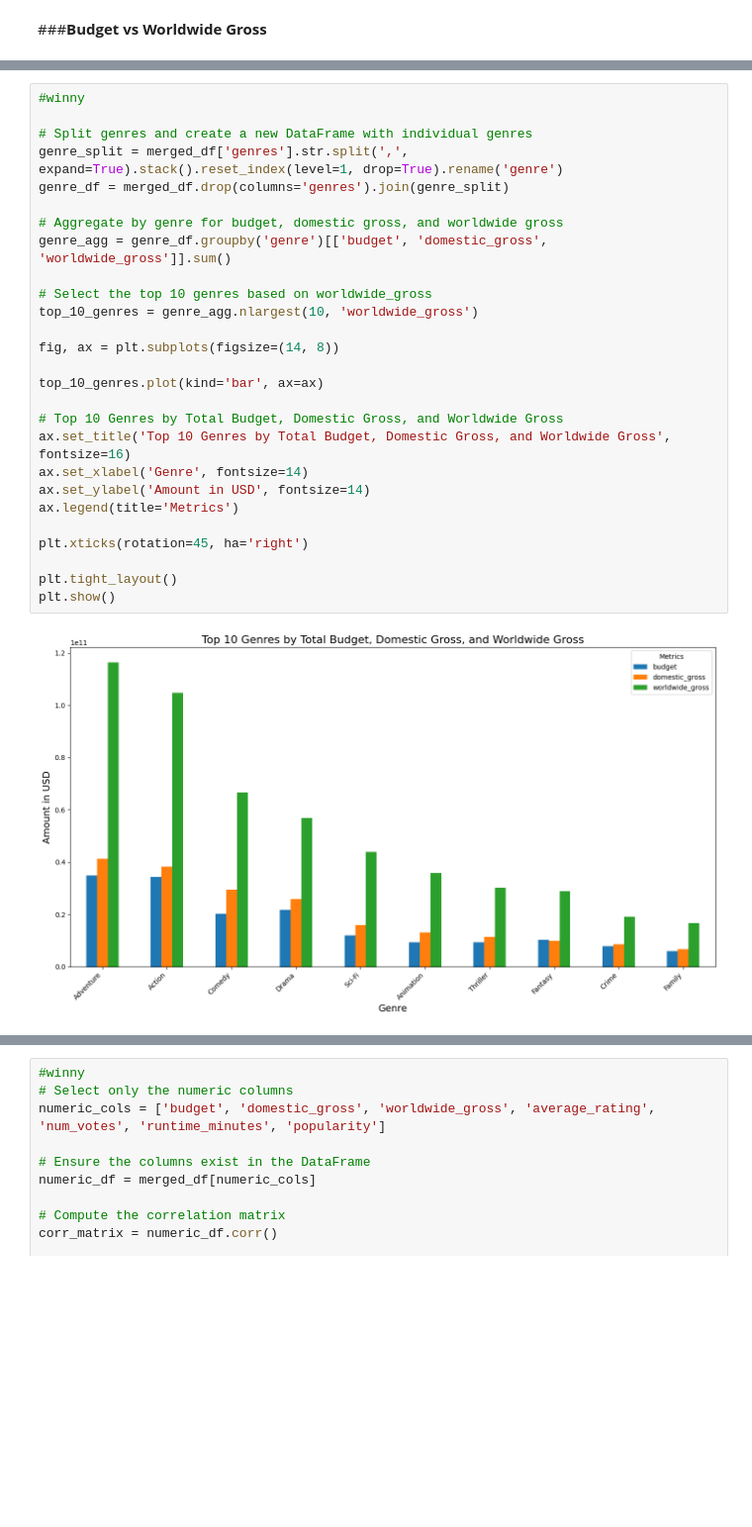
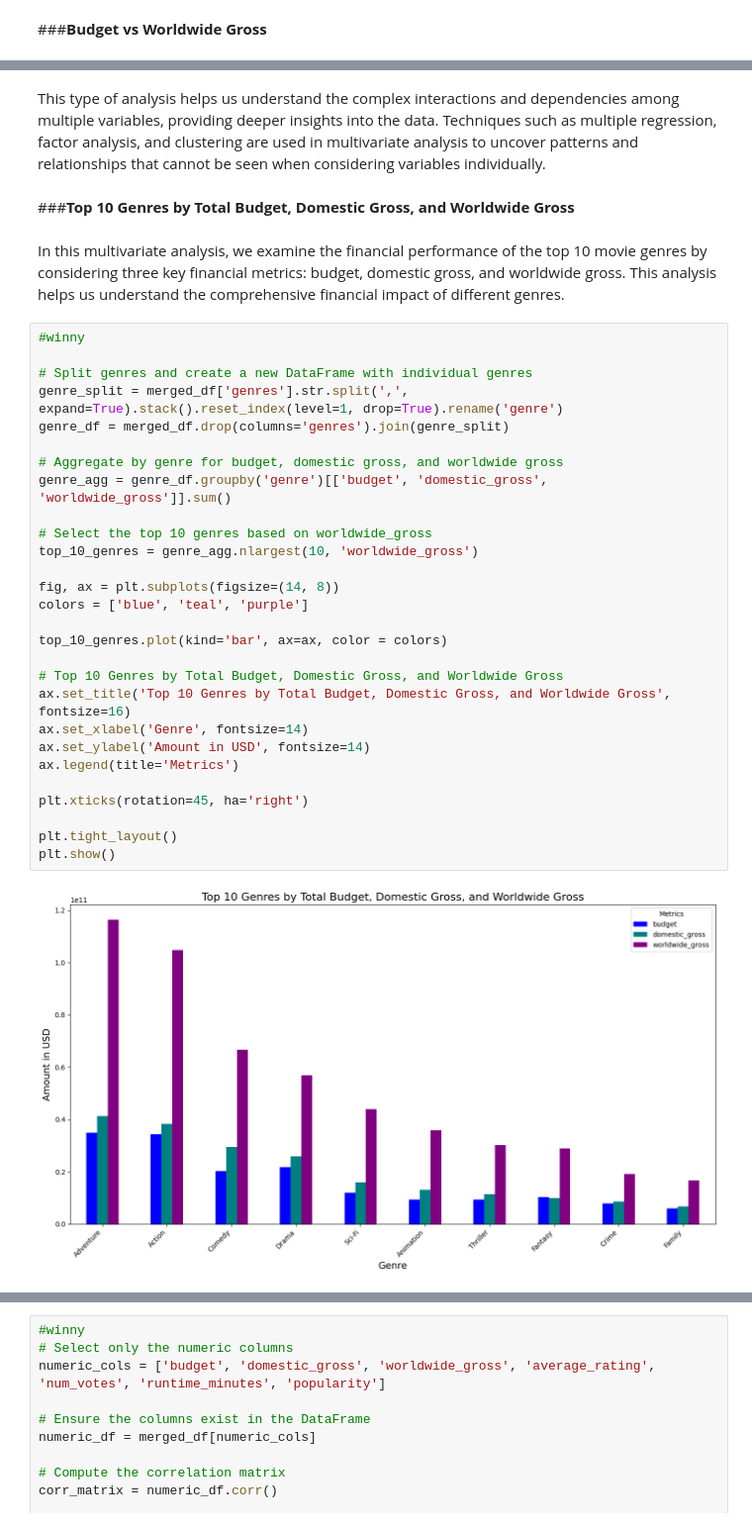
Before and after one commit to Churabros/Moringa_phase2_project, a Jupyter notebook: Phase_2_Project.ipynb, the cells around one changed output, grey strips where cells are left out. Shown at 99% size. Cells and saved outputs as stored; diff of their text form; blank space fills up the shorter version.

Commit message:
corrected linear regression changes

```diff
--- a/Phase_2_Project.ipynb
+++ b/Phase_2_Project.ipynb
@@ -684,29 +748,36 @@ plt.show()
+# %% [markdown]
+This type of analysis helps us understand the complex interactions and dependencies among multiple variables, providing deeper insights into the data. Techniques such as multiple regression, factor analysis, and clustering are used in multivariate analysis to uncover patterns and relationships that cannot be seen when considering variables individually.
+# %% [markdown]
+###**Top 10 Genres by Total Budget, Domestic Gross, and Worldwide Gross**
+# %% [markdown]
+In this multivariate analysis, we examine the financial performance of the top 10 movie genres by considering three key financial metrics: budget, domestic gross, and worldwide gross. This analysis helps us understand the comprehensive financial impact of different genres.
 # %%
 #winny
 
 # Split genres and create a new DataFrame with individual genres
 genre_split = merged_df['genres'].str.split(',', expand=True).stack().reset_index(level=1, drop=True).rename('genre')
 genre_df = merged_df.drop(columns='genres').join(genre_split)
 
 # Aggregate by genre for budget, domestic gross, and worldwide gross
 genre_agg = genre_df.groupby('genre')[['budget', 'domestic_gross', 'worldwide_gross']].sum()
 
 # Select the top 10 genres based on worldwide_gross
 top_10_genres = genre_agg.nlargest(10, 'worldwide_gross')
 
 fig, ax = plt.subplots(figsize=(14, 8))
+colors = ['blue', 'teal', 'purple']
 
-top_10_genres.plot(kind='bar', ax=ax)
+top_10_genres.plot(kind='bar', ax=ax, color = colors)
 
 # Top 10 Genres by Total Budget, Domestic Gross, and Worldwide Gross
 ax.set_title('Top 10 Genres by Total Budget, Domestic Gross, and Worldwide Gross', fontsize=16)
 ax.set_xlabel('Genre', fontsize=14)
 ax.set_ylabel('Amount in USD', fontsize=14)
 ax.legend(title='Metrics')
 
 plt.xticks(rotation=45, ha='right')
 
 plt.tight_layout()
 plt.show()
 # %% [output]
-[figure, old version]
+[figure, new version]
```
Also changed, not shown: parts of 43 cells of this notebook.
